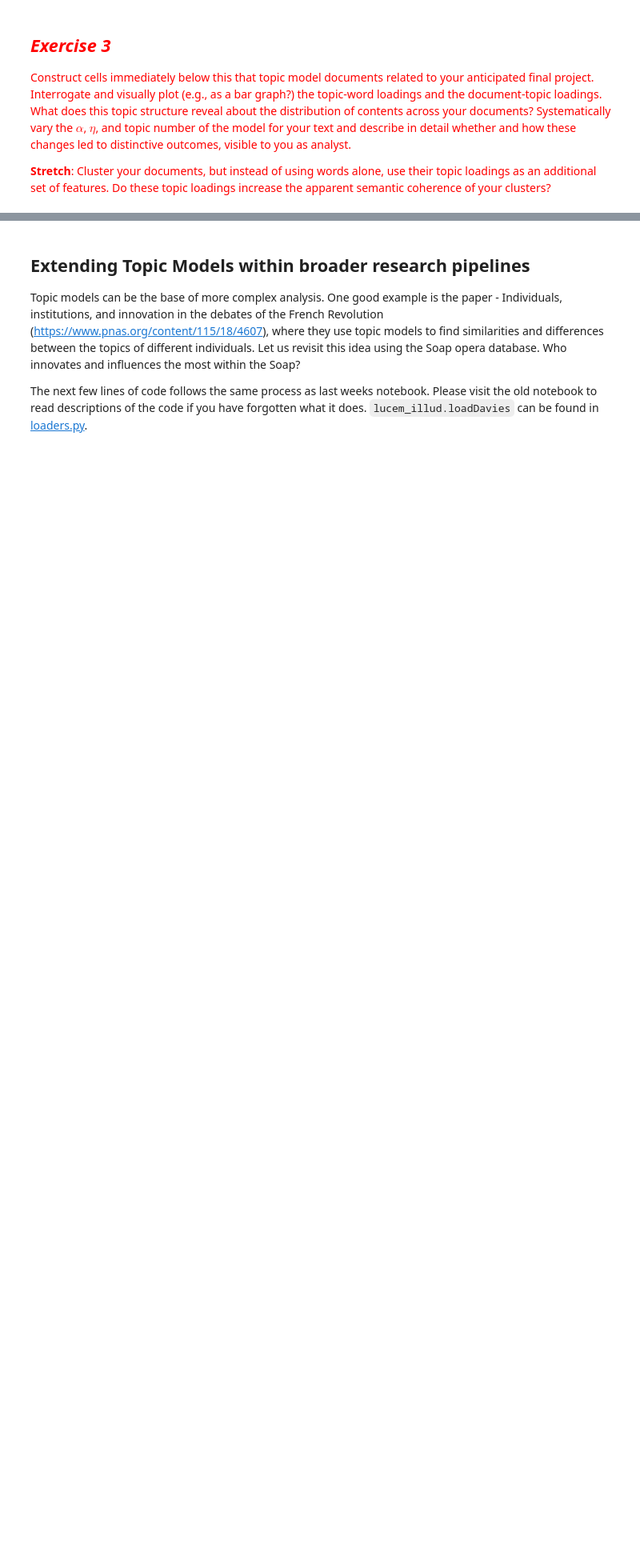
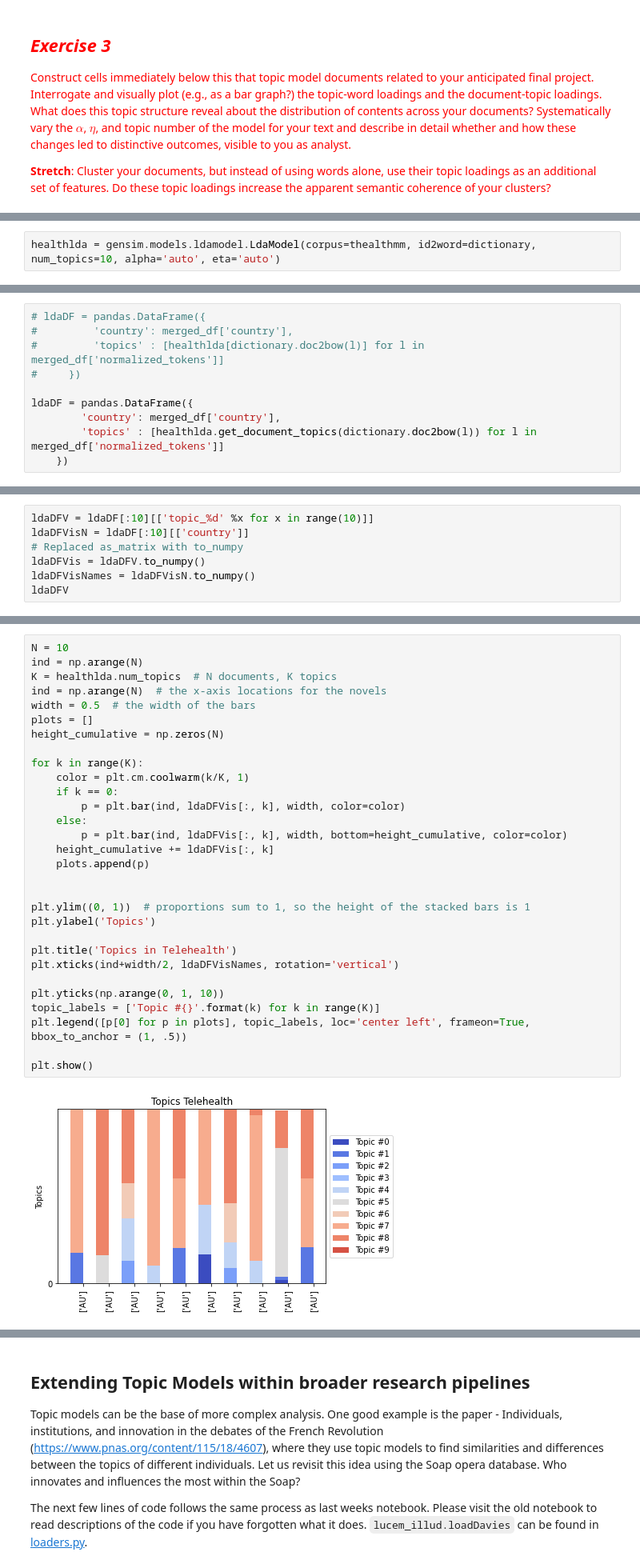
Before and after one commit to floriatea/CCA_NLP, a Jupyter notebook: Homework-Notebooks-2023/week-3/3-Topic-Modeling-and-Clustering.ipynb, the cells around one changed output, grey strips where cells are left out. Shown at 80% size. Drawn from its saved outputs; the diff is of its cells as text; blank space fills up the shorter version.

```diff
--- a/Homework-Notebooks-2023/week-3/3-Topic-Modeling-and-Clustering.ipynb
+++ b/Homework-Notebooks-2023/week-3/3-Topic-Modeling-and-Clustering.ipynb
@@ -1370,0 +1489,2 @@ This [HDP tutorial](https://towardsdatascience.com/dont-be-afraid-of-nonparametr
+# %%
+healthlda = gensim.models.ldamodel.LdaModel(corpus=thealthmm, id2word=dictionary, num_topics=10, alpha='auto', eta='auto')
@@ -1370,0 +1499,10 @@ This [HDP tutorial](https://towardsdatascience.com/dont-be-afraid-of-nonparametr
+# %%
+# ldaDF = pandas.DataFrame({
+#         'country': merged_df['country'],
+#         'topics' : [healthlda[dictionary.doc2bow(l)] for l in merged_df['normalized_tokens']]
+#     })
+
+ldaDF = pandas.DataFrame({
+        'country': merged_df['country'],
+        'topics' : [healthlda.get_document_topics(dictionary.doc2bow(l)) for l in merged_df['normalized_tokens']]
+    })
@@ -1370,0 +1537,7 @@ This [HDP tutorial](https://towardsdatascience.com/dont-be-afraid-of-nonparametr
+# %%
+ldaDFV = ldaDF[:10][['topic_%d' %x for x in range(10)]]
+ldaDFVisN = ldaDF[:10][['country']]
+# Replaced as_matrix with to_numpy
+ldaDFVis = ldaDFV.to_numpy()
+ldaDFVisNames = ldaDFVisN.to_numpy()
+ldaDFV
@@ -1370,0 +1556,32 @@ This [HDP tutorial](https://towardsdatascience.com/dont-be-afraid-of-nonparametr
+# %%
+N = 10
+ind = np.arange(N)
+K = healthlda.num_topics  # N documents, K topics
+ind = np.arange(N)  # the x-axis locations for the novels
+width = 0.5  # the width of the bars
+plots = []
+height_cumulative = np.zeros(N)
+
+for k in range(K):
+    color = plt.cm.coolwarm(k/K, 1)
+    if k == 0:
+        p = plt.bar(ind, ldaDFVis[:, k], width, color=color)
+    else:
+        p = plt.bar(ind, ldaDFVis[:, k], width, bottom=height_cumulative, color=color)
+    height_cumulative += ldaDFVis[:, k]
+    plots.append(p)
+
+
+plt.ylim((0, 1))  # proportions sum to 1, so the height of the stacked bars is 1
+plt.ylabel('Topics')
+
+plt.title('Topics in Telehealth')
+plt.xticks(ind+width/2, ldaDFVisNames, rotation='vertical')
+
+plt.yticks(np.arange(0, 1, 10))
+topic_labels = ['Topic #{}'.format(k) for k in range(K)]
+plt.legend([p[0] for p in plots], topic_labels, loc='center left', frameon=True,  bbox_to_anchor = (1, .5))
+
+plt.show()
+# %% [output]
+[figure, added]
```
Also changed, not shown: parts of 33 cells of this notebook.
